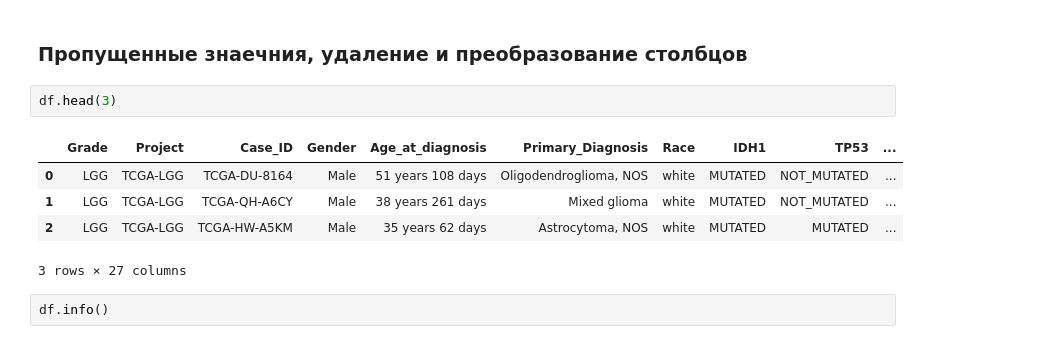
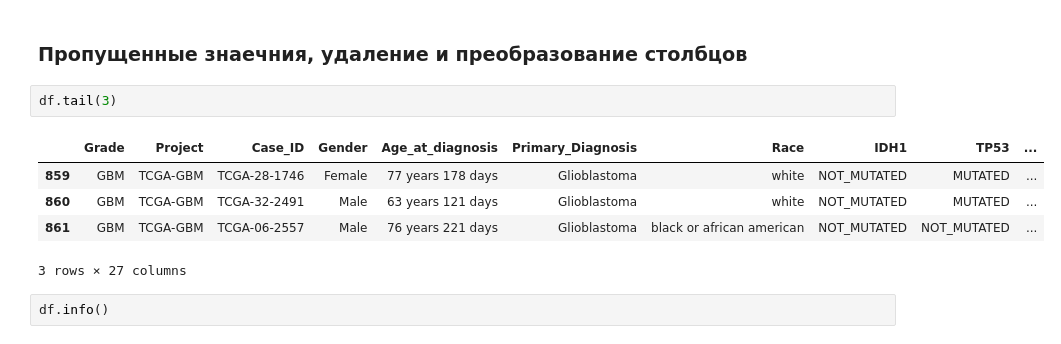
Before and after one commit to yanchick/Practice-ML-DEV, a Jupyter notebook: cases/case_6/Case_6.ipynb, the cells around one changed output. Saved outputs shown, nothing was run; the diff lists cells and outputs as text.

```diff
--- a/cases/case_6/Case_6.ipynb
+++ b/cases/case_6/Case_6.ipynb
@@ -29,12 +29,12 @@ df = pd.read_csv('/content/TCGA_GBM_LGG_Mutations_all.csv')
 # %% [markdown]
 ### Пропущенные знаечния, удаление и преобразование столбцов
 # %%
-df.head(3)
+df.tail(3)
 # %% [output]
 |  | Grade | Project | Case_ID | Gender | Age_at_diagnosis | Primary_Diagnosis | Race | IDH1 | TP53 | ... |
-| 0 | LGG | TCGA-LGG | TCGA-DU-8164 | Male | 51 years 108 days | Oligodendroglioma, NOS | white | MUTATED | NOT_MUTATED | ... |
-| 1 | LGG | TCGA-LGG | TCGA-QH-A6CY | Male | 38 years 261 days | Mixed glioma | white | MUTATED | NOT_MUTATED | ... |
-| 2 | LGG | TCGA-LGG | TCGA-HW-A5KM | Male | 35 years 62 days | Astrocytoma, NOS | white | MUTATED | MUTATED | ... |
+| 859 | GBM | TCGA-GBM | TCGA-28-1746 | Female | 77 years 178 days | Glioblastoma | white | NOT_MUTATED | MUTATED | ... |
+| 860 | GBM | TCGA-GBM | TCGA-32-2491 | Male | 63 years 121 days | Glioblastoma | white | NOT_MUTATED | MUTATED | ... |
+| 861 | GBM | TCGA-GBM | TCGA-06-2557 | Male | 76 years 221 days | Glioblastoma | black or african american | NOT_MUTATED | NOT_MUTATED | ... |
 3 rows × 27 columns
 # %%
 df.info()
```
Also changed, not shown: parts of 4 cells of this notebook.
